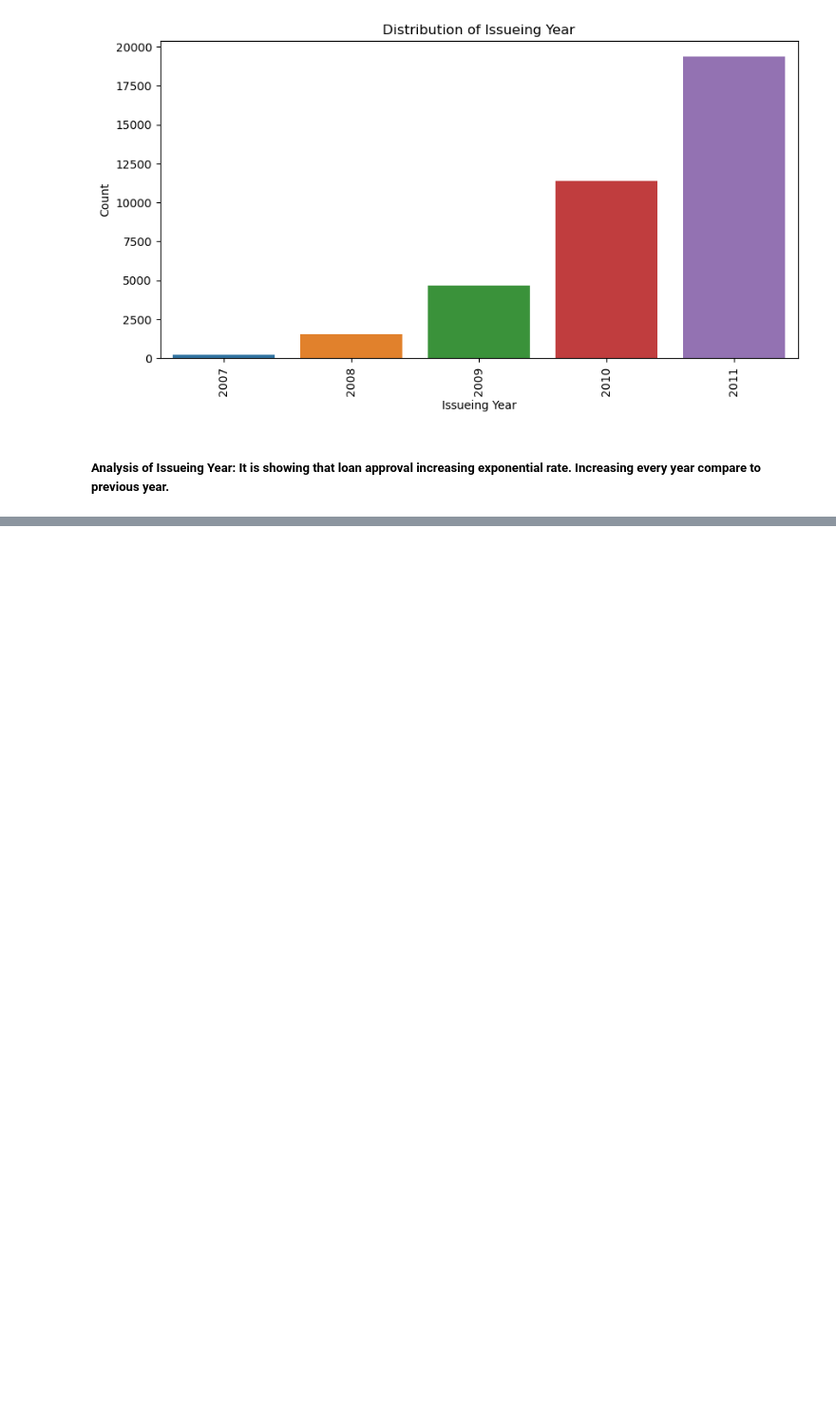
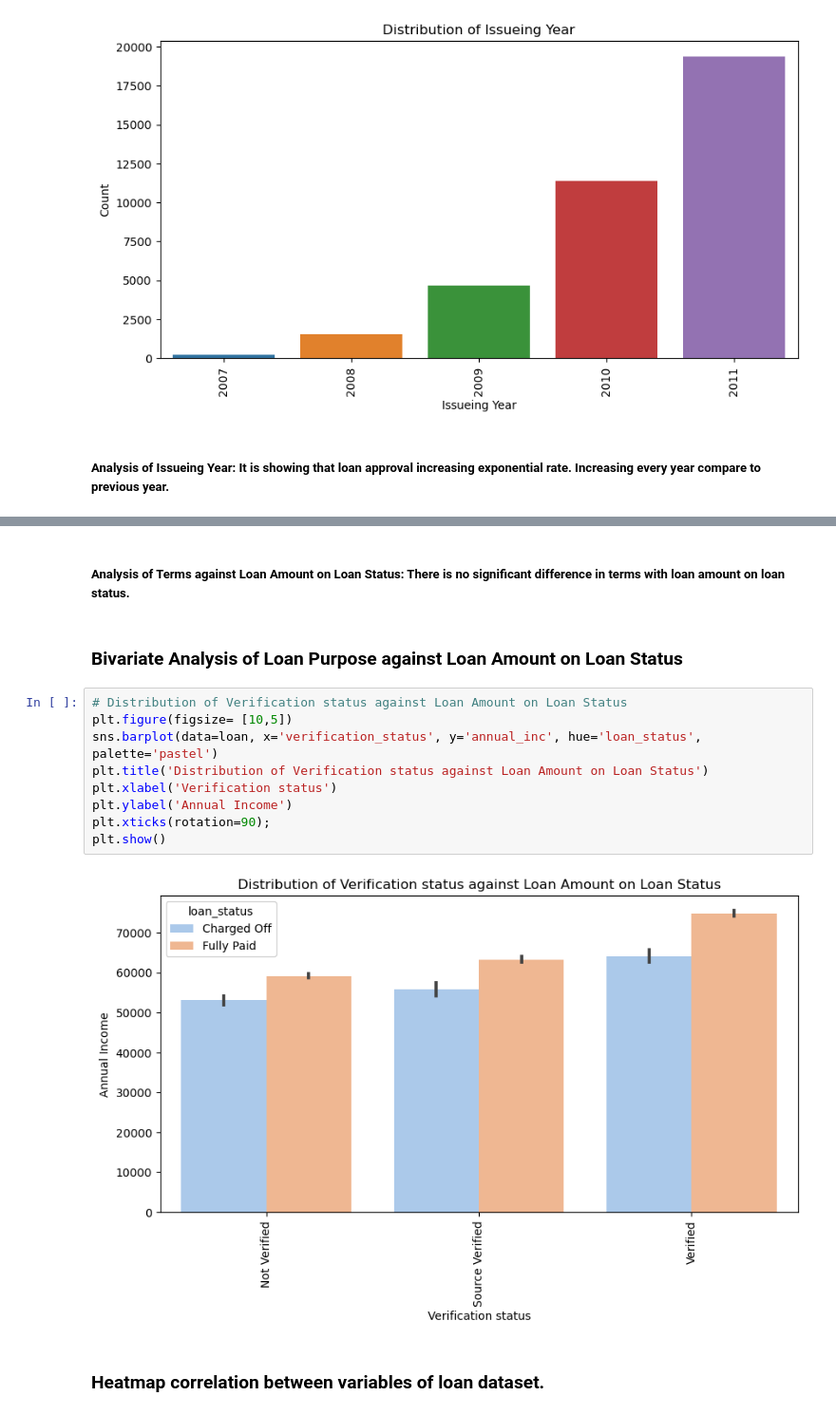
Before and after one commit to RavishankarDuMCA10/LendingClubCaseStudy, a Jupyter notebook: Ravi_Shankar_Kushwaha.ipynb, the cells around one changed output, grey strips where cells are left out. Shown at 95% size. Saved outputs shown, nothing was run; the diff lists cells and outputs as text; blank space fills up the shorter version.

Commit message:
Completed Analysis.

```diff
--- a/Ravi_Shankar_Kushwaha.ipynb
+++ b/Ravi_Shankar_Kushwaha.ipynb
@@ -1049,0 +1037,17 @@ plt.show()
+# %% [markdown]
+##### Analysis of Terms against Loan Amount on Loan Status: There is no significant difference in terms with loan amount on loan status.
+# %% [markdown]
+### Bivariate Analysis of Loan Purpose against Loan Amount on Loan Status
+# %%
+# Distribution of Verification status against Loan Amount on Loan Status
+plt.figure(figsize= [10,5])
+sns.barplot(data=loan, x='verification_status', y='annual_inc', hue='loan_status',  palette='pastel')
+plt.title('Distribution of Verification status against Loan Amount on Loan Status')
+plt.xlabel('Verification status')
+plt.ylabel('Annual Income')
+plt.xticks(rotation=90);
+plt.show()
+# %% [output]
+[figure, added]
+# %% [markdown]
+### Heatmap correlation between variables of loan dataset.
```
Also changed, not shown: parts of 64 cells of this notebook.
